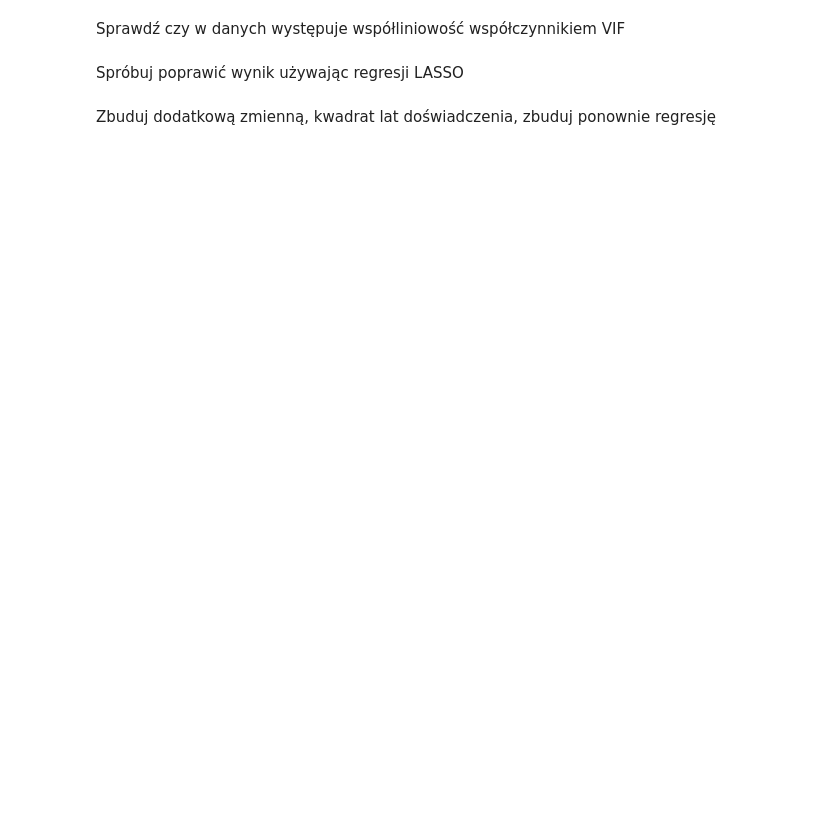
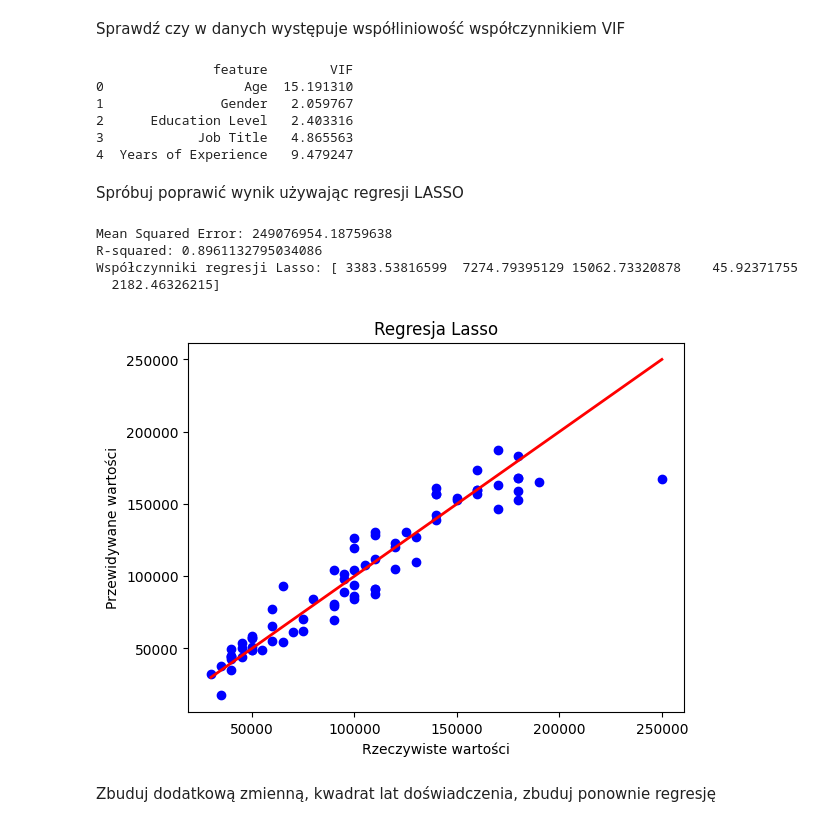
Before and after one commit to jre29/lecture1uep, a Jupyter notebook: regresja_ZAD1.ipynb, the cells around one changed output. Saved outputs shown, nothing was run; the diff lists cells and outputs as text; code cells hidden in the pictures; blank space fills up the shorter version.

```diff
--- a/regresja_ZAD1.ipynb
+++ b/regresja_ZAD1.ipynb
@@ -55,6 +129,56 @@ Zbuduj model benchmarkowy - zwykłą regresję liniową
 # %% [markdown]
 Sprawdź czy w danych występuje współliniowość współczynnikiem VIF
+# %%
+from statsmodels.stats.outliers_influence import variance_inflation_factor
+vif_data = pd.DataFrame()
+vif_data["feature"] = X.columns
+vif_data["VIF"] = [variance_inflation_factor(X.values, i) for i in range(len(X.columns))]
+print(vif_data)
+# %% [output]
+               feature        VIF
+0                  Age  15.191310
+1               Gender   2.059767
+2      Education Level   2.403316
+3            Job Title   4.865563
+4  Years of Experience   9.479247
 # %% [markdown]
 Spróbuj poprawić wynik używając regresji LASSO
+# %%
+from sklearn.linear_model import Lasso
+
+X = df.drop('Salary', axis=1)
+y = df['Salary']
+
+X = X.dropna()
+y = y[X.index]
+
+X_train, X_test, y_train, y_test = train_test_split(X, y, test_size=0.2, random_state=42)
+
+model = Lasso(alpha=0.1)
+
+model.fit(X_train, y_train)
+
+y_pred = model.predict(X_test)
+
+mse = mean_squared_error(y_test, y_pred)
+r2 = r2_score(y_test, y_pred)
+
+print(f'Mean Squared Error: {mse}')
+print(f'R-squared: {r2}')
+
+print("Współczynniki regresji Lasso:", model.coef_)
+
+plt.scatter(y_test, y_pred, color='blue')
+plt.plot([min(y_test), max(y_test)], [min(y_test), max(y_test)], color='red', linewidth=2)
+plt.xlabel('Rzeczywiste wartości')
+plt.ylabel('Przewidywane wartości')
+plt.title('Regresja Lasso')
+plt.show()
+# %% [output]
+Mean Squared Error: 249076954.18759638
+R-squared: 0.8961132795034086
+Współczynniki regresji Lasso: [ 3383.53816599  7274.79395129 15062.73320878    45.92371755
+  2182.46326215]
+[figure, added]
 # %% [markdown]
 Zbuduj dodatkową zmienną, kwadrat lat doświadczenia, zbuduj ponownie regresję
```
Also changed, not shown: parts of 7 cells of this notebook.
